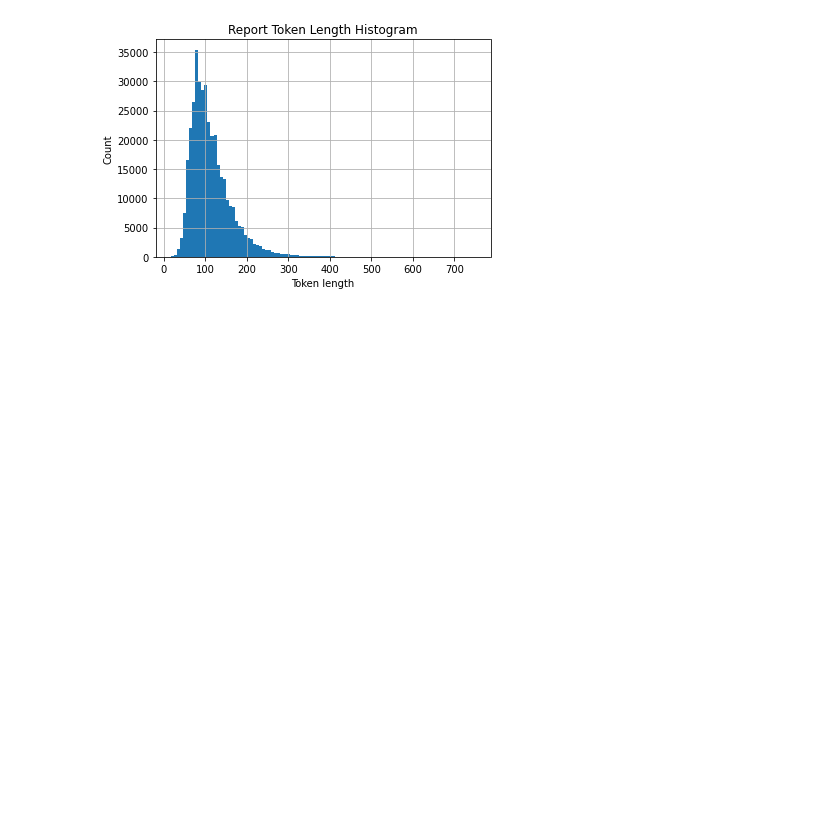
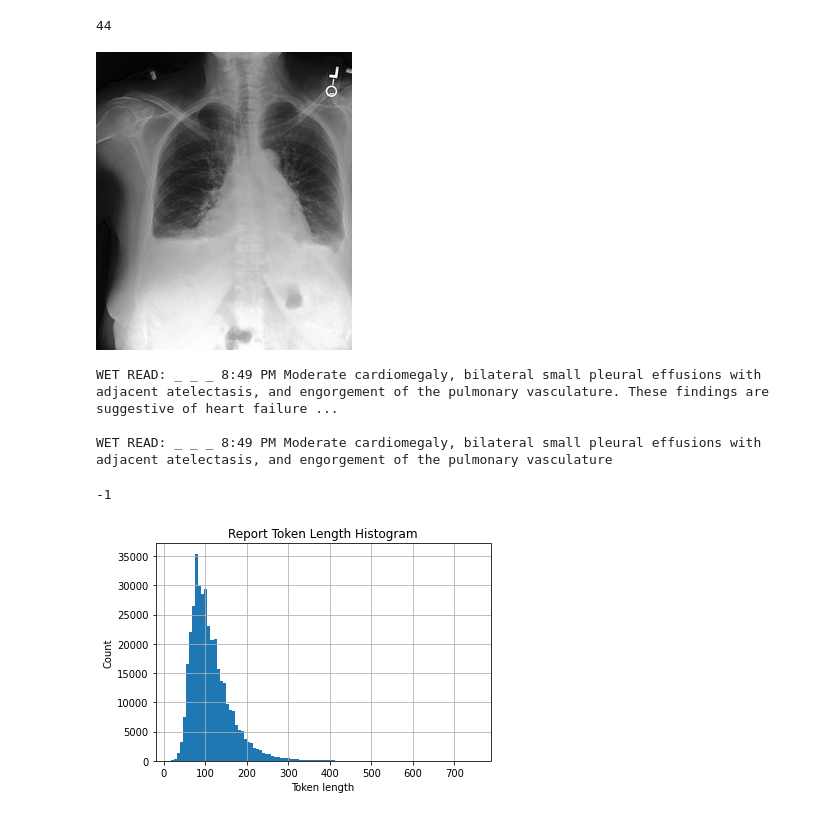
Before and after one commit to NotNANtoN/master_thesis, a Jupyter notebook: eda.ipynb, the cells around one changed output. Drawn from its saved outputs; the diff is of its cells as text; code cells hidden in the pictures; blank space fills up the shorter version.

```diff
--- a/eda.ipynb
+++ b/eda.ipynb
@@ -14,0 +71,35 @@ df, label_names = load_dataset(dataset)
+# %%
+# show nth patient with selected diagnosis
+n = 30
+# %%
+n = n + 1
+print(n)
+# show pat
+diag_patient = diag_pats.iloc[n]
+# show image
+img_path = diag_patient["img_path"]
+img = Image.open(img_path)
+img.show()
+
+idx = diag_patient["caption"].lower().find(diag.lower())
+if idx == -1 and diag == "Cardiomegaly":
+    # if cardiomegaly, serach for "Heart size" as well
+    idx = diag_patient["caption"].lower().find("heart size")
+if idx != -1:
+    # print rreport
+    print(diag_patient["caption"])
+
+    # print sentence in which diagnosis is mentioned
+    print()
+
+    sentences = diag_patient["caption"].split(".")
+    sent_lens = [len(sent) for sent in sentences]
+    sent_cum = np.cumsum(sent_lens)
+    sent_idx = np.where(sent_cum >= idx)[0][0]
+    print(sentences[sent_idx])
+# %% [output]
+44
+[figure, added]
+WET READ: _ _ _ 8:49 PM Moderate cardiomegaly, bilateral small pleural effusions with adjacent atelectasis, and engorgement of the pulmonary vasculature. These findings are suggestive of heart failure ...
+
+WET READ: _ _ _ 8:49 PM Moderate cardiomegaly, bilateral small pleural effusions with adjacent atelectasis, and engorgement of the pulmonary vasculature
@@ -14,0 +119,4 @@ df, label_names = load_dataset(dataset)
+# %%
+cardiomegaly_idx = 150, 400
+# %% [output]
+-1
```
Also changed, not shown: parts of 9 cells of this notebook, 1 other file.
